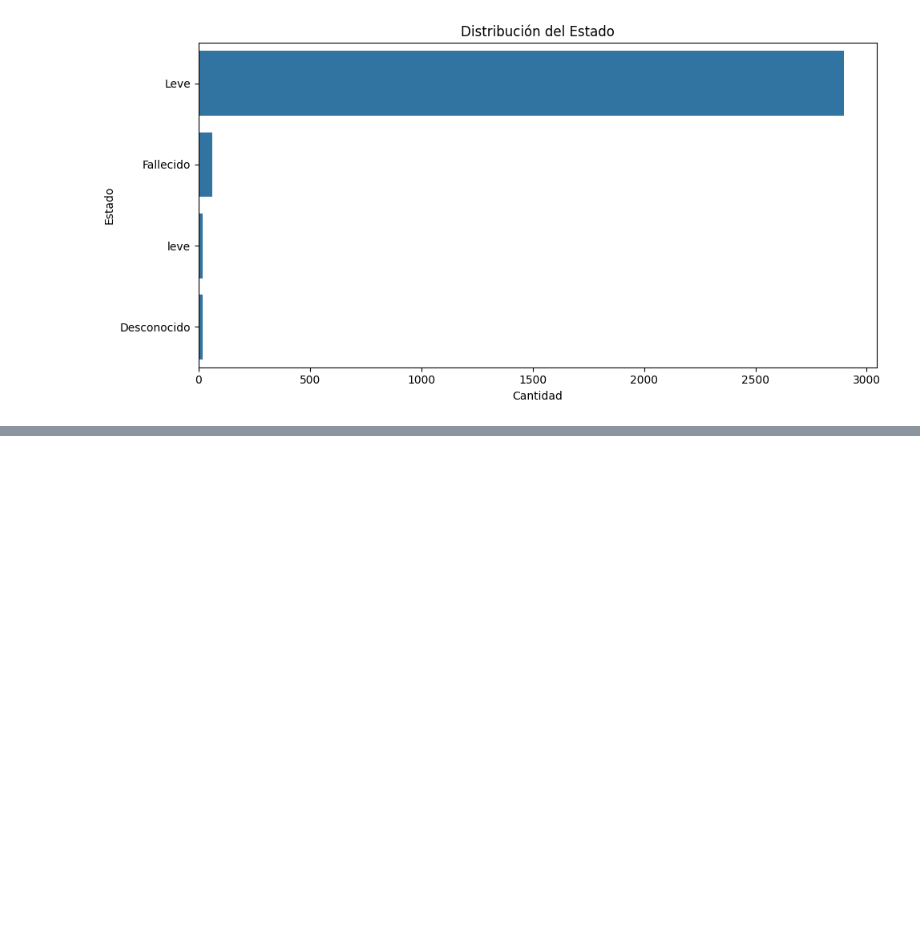
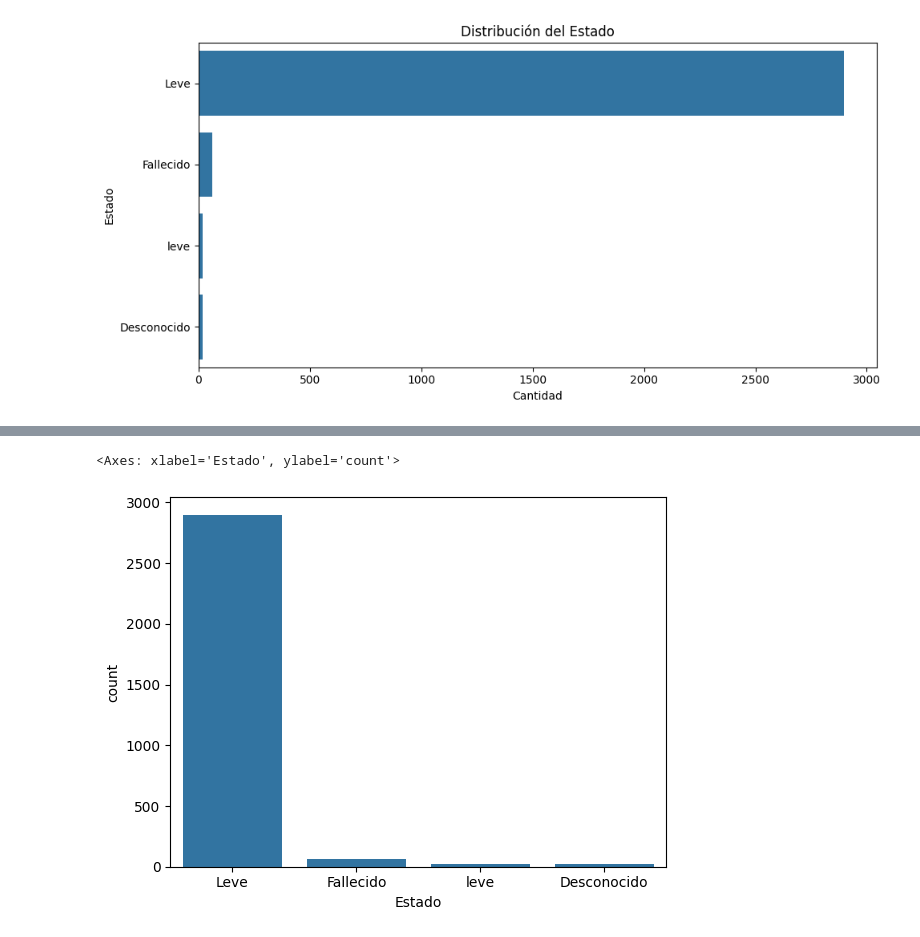
Before and after one commit to dmhenaopa/EDCO, a Jupyter notebook: Proyectos/Proyecto_COVID.ipynb, the cells around one changed output, grey strips where cells are left out. Saved outputs shown, nothing was run; the diff lists cells and outputs as text; code cells hidden in the pictures; blank space fills up the shorter version.

```diff
--- a/Proyectos/Proyecto_COVID.ipynb
+++ b/Proyectos/Proyecto_COVID.ipynb
@@ -390,0 +617,5 @@ plt.show()
+# %%
+sns.countplot(data=datos, x='Estado')
+# %% [output]
+<Axes: xlabel='Estado', ylabel='count'>
+[figure, added]
```
Also changed, not shown: parts of 23 cells of this notebook.
